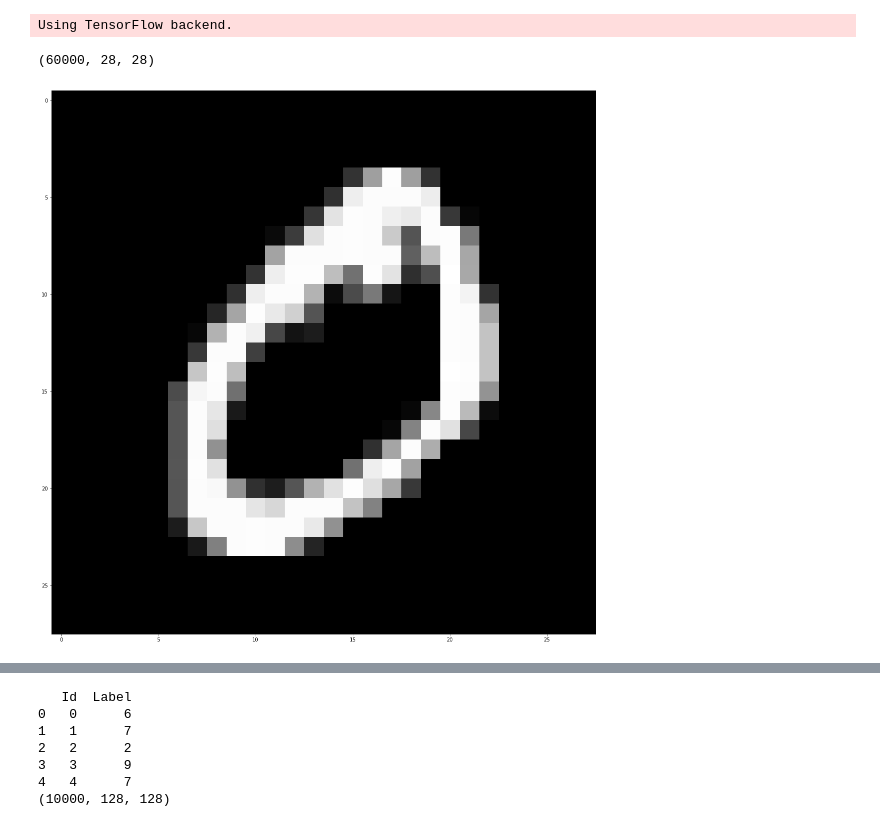
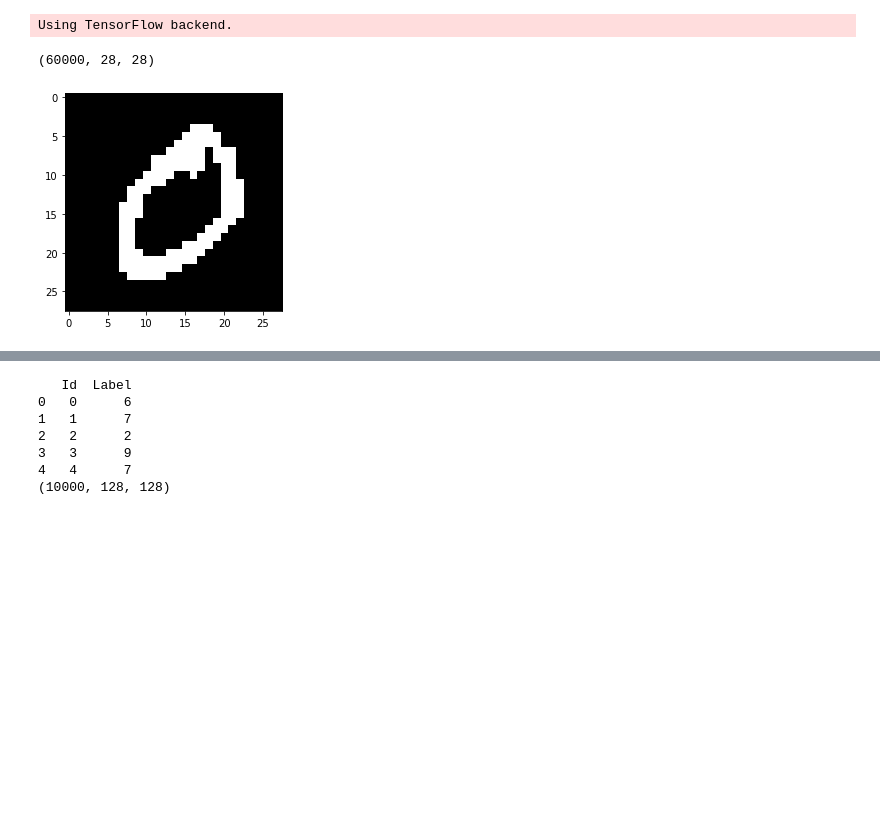
Before and after one commit to alexanderhale/COMP551, a Jupyter notebook: cnn_with_preprocess.ipynb, the cells around one changed output, grey strips where cells are left out. Drawn from its saved outputs; the diff is of its cells as text; code cells hidden in the pictures; blank space fills up the shorter version.

```diff
--- a/cnn_with_preprocess.ipynb
+++ b/cnn_with_preprocess.ipynb
@@ -26,14 +26,15 @@ Using TensorFlow backend.
 # %%
 imgs = np.asarray(images)
 imgs = np.reshape(imgs, (-1, 28, 28))
+# thresholds imgs
+imgs = np.where(imgs < 100, 0, 255)
 print(imgs.shape)
 
-plt.figure(figsize = (20,20))
 plt.imshow(imgs[1], cmap='gray')
 plt.show()
 # %% [output]
 (60000, 28, 28)
-[figure, old version]
+[figure, new version]
 # %%
 def cnn_model():
     model = Sequential()
```
Also changed, not shown: parts of 6 cells of this notebook.
